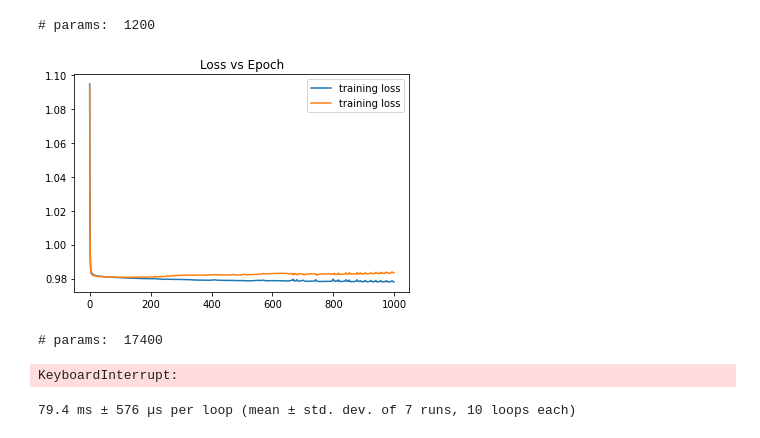
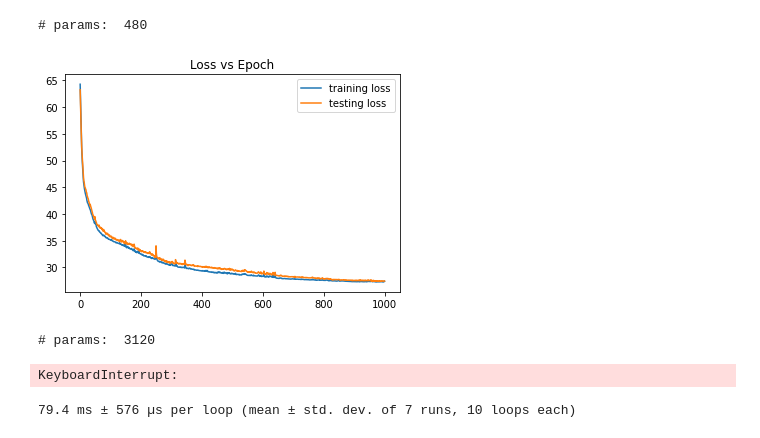
Before and after one commit to akarshkumar0101/timm-mlp-shaker, a Jupyter notebook: linear_fitting.ipynb, the cells around one changed output. Cells and saved outputs as stored; diff of their text form; code cells hidden in the pictures.

```diff
--- a/linear_fitting.ipynb
+++ b/linear_fitting.ipynb
@@ -14,6 +14,15 @@ def create_linear_dataset(N, M, n_samp_train, n_samp_test):
     M = torch.randn(M, N)
     X = torch.randn(n_samp_train+n_samp_test, N)
     Y = X@M.T
+    X_train, X_test = X.split([n_samp_train, n_samp_test])
+    Y_train, Y_test = Y.split([n_samp_train, n_samp_test])
+    return X_train, Y_train, X_test, Y_test
+
+def create_linearbot_dataset(N, M, bottleneck, n_samp_train, n_samp_test):
+    M1 = torch.randn(bottleneck, N)
+    M2 = torch.randn(M, bottleneck)
+    X = torch.randn(n_samp_train+n_samp_test, N)
+    Y = (X@M1.T)@M2.T
     X_train, X_test = X.split([n_samp_train, n_samp_test])
     Y_train, Y_test = Y.split([n_samp_train, n_samp_test])
     return X_train, Y_train, X_test, Y_test
@@ -27,8 +36,9 @@ def create_nonlinear_dataset(N, M, n_samp_train, n_samp_test):
     return X_train, Y_train, X_test, Y_test
 
 
-# X_train, Y_train, X_test, Y_test = create_linear_dataset(100, 100, 9999, 999)
-X_train, Y_train, X_test, Y_test = create_nonlinear_dataset(100, 100, 9999, 999)
+# X_train, Y_train, X_test, Y_test = create_linear_dataset(16, 16, 9999, 999)
+X_train, Y_train, X_test, Y_test = create_linearbot_dataset(16, 16, 4, 9999, 999)
+# X_train, Y_train, X_test, Y_test = create_nonlinear_dataset(100, 100, 9999, 999)
 # %%
 def evaluate(net, train='False', device=None, bs=300, verbose=False):
     net = net.to(device)
@@ -66,7 +76,7 @@ def train(net, lr=1e-2, device=None, n_epochs=10, bs=300):
         losses_test.append(evaluate(net, train=False, bs=bs, device=device)['loss'])
         loop.set_postfix({'train loss': losses_train[-1], 'test loss': losses_train[-1]})
     plt.plot(losses_train, label='training loss')
-    plt.plot(losses_test, label='training loss')
+    plt.plot(losses_test, label='testing loss')
     plt.title('Loss vs Epoch')
     plt.legend()
     plt.show()
@@ -89,16 +99,16 @@ KeyboardInterrupt:
 # %%
-net = mlp_shaker_flat.MLPFlatShaker([10, 10], [1]*5, ).to(device)
+net = mlp_shaker_flat.MLPFlatShaker([4, 4], [0, 1]*5, ).to(device)
 print('# params: ', util.count_params(net))
 train(net, device=device, lr=1e-2, bs=1000, n_epochs=1000)
 # %% [output]
-# params:  1200
+# params:  480
-[figure, old version]
+[figure, new version]
 # %%
-net = HeadlessMLPMixer(10, 10, depth=10)
+net = HeadlessMLPMixer(4, 4, depth=10)
 print('# params: ', util.count_params(net))
 train(net, device=device, lr=1e-2, bs=1000, n_epochs=1000)
 # %% [output]
-# params:  17400
+# params:  3120
 KeyboardInterrupt:
 # %%
 import dim_models
```
Also changed, not shown: parts of 2 cells of this notebook, 1 other file.
